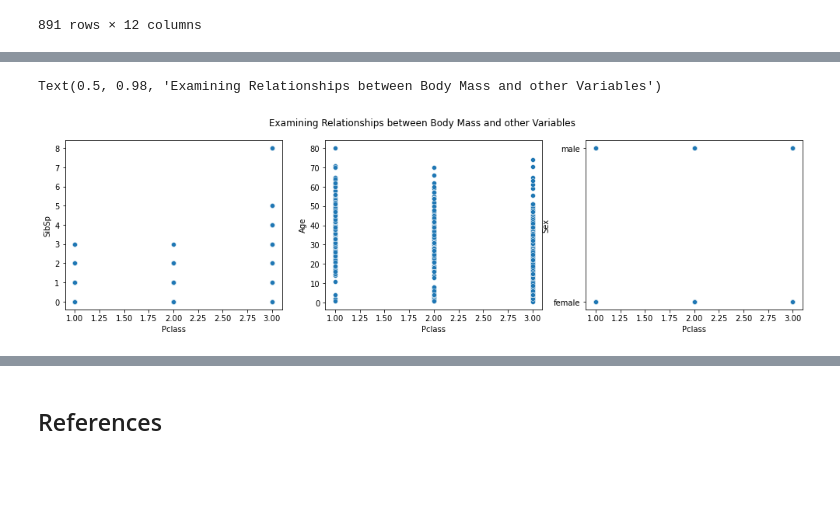
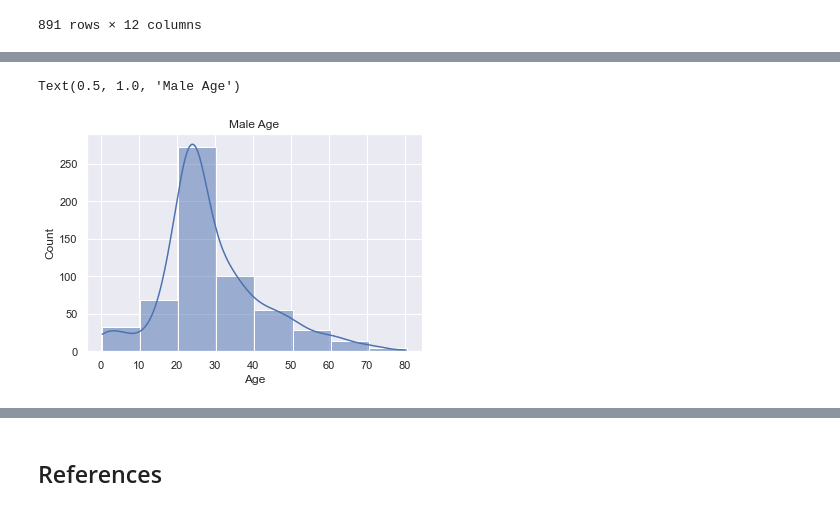
Before and after one commit to Ginafenn/Programming-for-Data-Analysis-Asignments, a Jupyter notebook: Project 1.ipynb, the cells around one changed output, grey strips where cells are left out. Cells and saved outputs as stored; diff of their text form; code cells hidden in the pictures; blank space fills up the shorter version.

```diff
--- a/Project 1.ipynb
+++ b/Project 1.ipynb
@@ -82,9 +165,7 @@ Text(0.5, 1.0, 'Age')
-# %%
-fig, axes  = plt.subplots(1, 3, figsize=(17, 4))
-sns.scatterplot(ax = axes[0], data= df, x="Pclass", y="SibSp")
-sns.scatterplot(ax= axes[1],data= df, x="Pclass", y="Age")
-sns.scatterplot(ax = axes [2],data= df, x="Pclass", y="Sex")
-plt.suptitle("Examining Relationships between Body Mass and other Variables")
-# %% [output]
-Text(0.5, 0.98, 'Examining Relationships between Body Mass and other Variables')
-[figure, removed]
+# %%
+#Plots age by Male with bins of 10
+sns.histplot(data = Male,x = "Age", binwidth=10, kde= True)
+plt.title("Male Age")
+# %% [output]
+Text(0.5, 1.0, 'Male Age')
+[figure, added]
```
Also changed, not shown: parts of 52 cells of this notebook, 1 other file.
